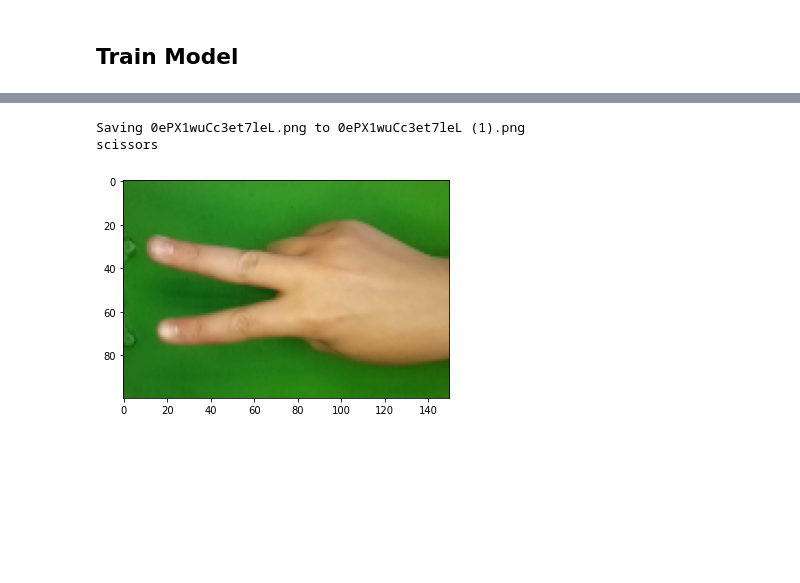
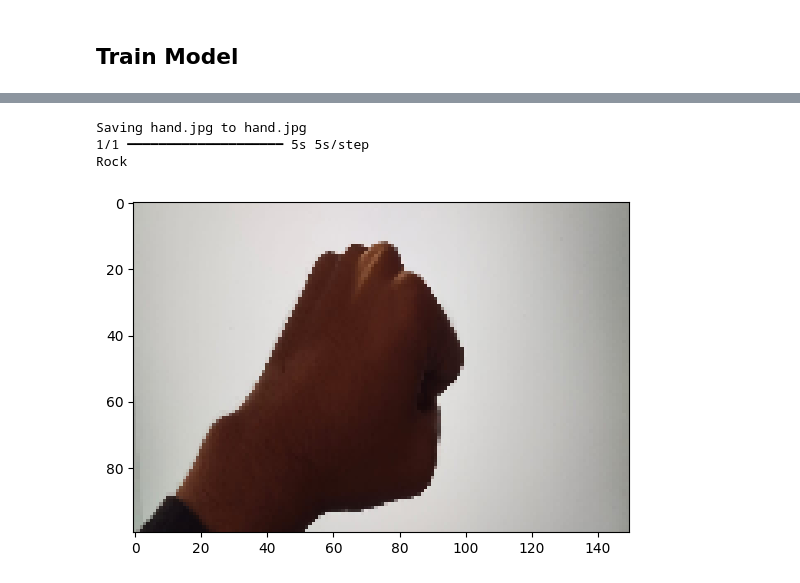
Before and after one commit to putuwaw/rps-classification, a Jupyter notebook: rps_classification.ipynb, the cells around one changed output, grey strips where cells are left out. Drawn from its saved outputs; the diff is of its cells as text; code cells hidden in the pictures; blank space fills up the shorter version.

```diff
--- a/rps_classification.ipynb
+++ b/rps_classification.ipynb
@@ -128,0 +307,11 @@ early_stopping = EarlyStopping(
+# %%
+# freeze the weights of the layers
+resnet_model.trainable = False
+# %%
+# create a new model on top layers
+inputs = tf.keras.Input(shape=INPUT_SHAPE)
+x = resnet_model(inputs, training=False)
+x = tf.keras.layers.GlobalAveragePooling2D()(x)
+outputs = tf.keras.layers.Dense(3, activation="softmax")(x)
+tf_model = tf.keras.Model(inputs=inputs, outputs=outputs)
+tf_model.summary()
@@ -129,12 +335,18 @@ early_stopping = EarlyStopping(
+# %%
+# compile model
+tf_model.compile(
+    optimizer=tf.keras.optimizers.Adam(),
+    loss=tf.keras.losses.CategoricalCrossentropy(),
+    metrics=['accuracy']
+)
 # %%
-model.fit(
+# train model
+tf_hist = tf_model.fit(
     train_generator,
-    steps_per_epoch = 25,
     epochs = 20,
     validation_data = validation_generator,
-    validation_steps = 5,
     verbose = 2,
-    callbacks = [early_stopping]
+    callbacks = [early_stopping, EarlyStoppingByAccuracy()]
 )
 # %% [output]
 Epoch 1/20
@@ -162,21 +362,21 @@ Epoch 9: early stopping
 # %%
 uploaded = files.upload()
 for fn in uploaded.keys():
   path = fn
-  img = image.load_img(path, target_size=(100,150))
+  img = tf.keras.preprocessing.image.load_img(path, target_size=INPUT_SHAPE[:2])
   imgplot = plt.imshow(img)
-  x = image.img_to_array(img)
+  x = tf.keras.preprocessing.image.img_to_array(img)
   x = np.expand_dims(x, axis=0)
   images = np.vstack([x])
-  classes = model.predict(images, batch_size=16)
-  if classes[0, 0] == 1:
-    print('rock')
-  elif classes[0, 1] == 1:
-    print('paper')
-  else:
-    print('scissors')
+
+  # using flow from directory, the label is sorted alphabetically
+  int_to_label = {0: "Paper", 1: "Rock", 2: "Scissors"}
+  pred = np.argmax(tf_model.predict(images))
+  result = int_to_label[pred]
+  print(result)
 # %% [output]
 [interactive output not drawn]
-Saving 0ePX1wuCc3et7leL.png to 0ePX1wuCc3et7leL (1).png
-scissors
+Saving hand.jpg to hand.jpg
+1/1 ━━━━━━━━━━━━━━━━━━━━ 5s 5s/step
+Rock
-[figure, old version]
+[figure, new version]
```
Also changed, not shown: parts of 49 cells of this notebook.
